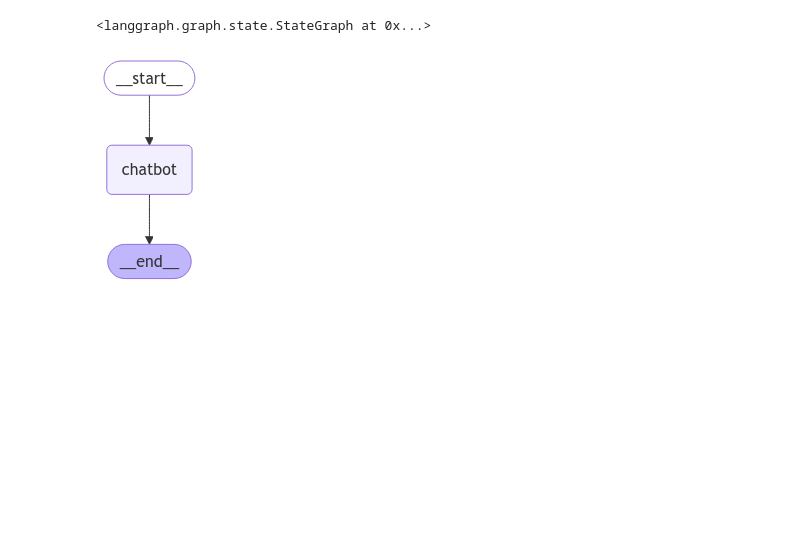
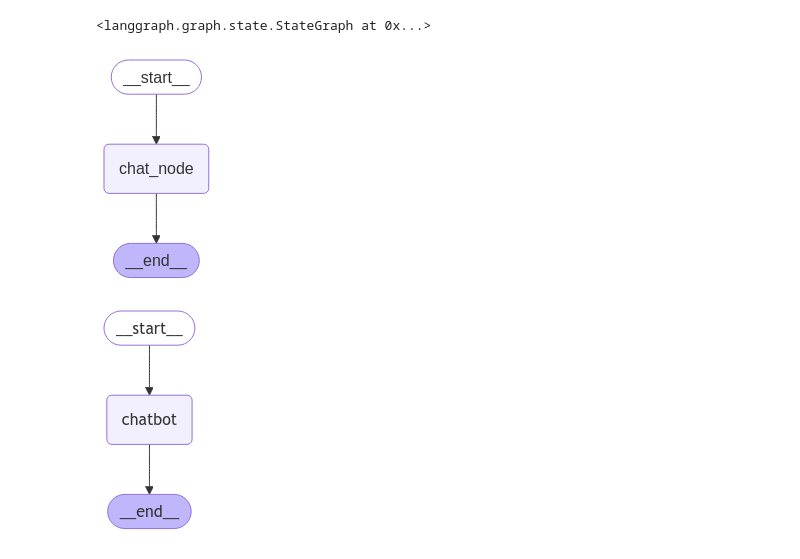
Before and after one commit to saransh-mehta/langchain_concepts, a Jupyter notebook: conversational_agent.ipynb, the cells around one changed output. Drawn from its saved outputs; the diff is of its cells as text; code cells hidden in the pictures; blank space fills up the shorter version.

```diff
--- a/conversational_agent.ipynb
+++ b/conversational_agent.ipynb
@@ -63,6 +63,10 @@ graph_builder.add_edge("chat_node", END)
 # now we have the basic graph, START-> CHAT_NODE -> END
 # we can compile the graph
 graph = graph_builder.compile()
+# %%
+graph
+# %% [output]
+[figure, added]
 # %% [markdown]
 ![basic_chat.png](attachment:65135492-57c7-4022-bdf3-120da604d1d8.png)
 # %% [markdown]
```
Also changed, not shown: 1 other file.
